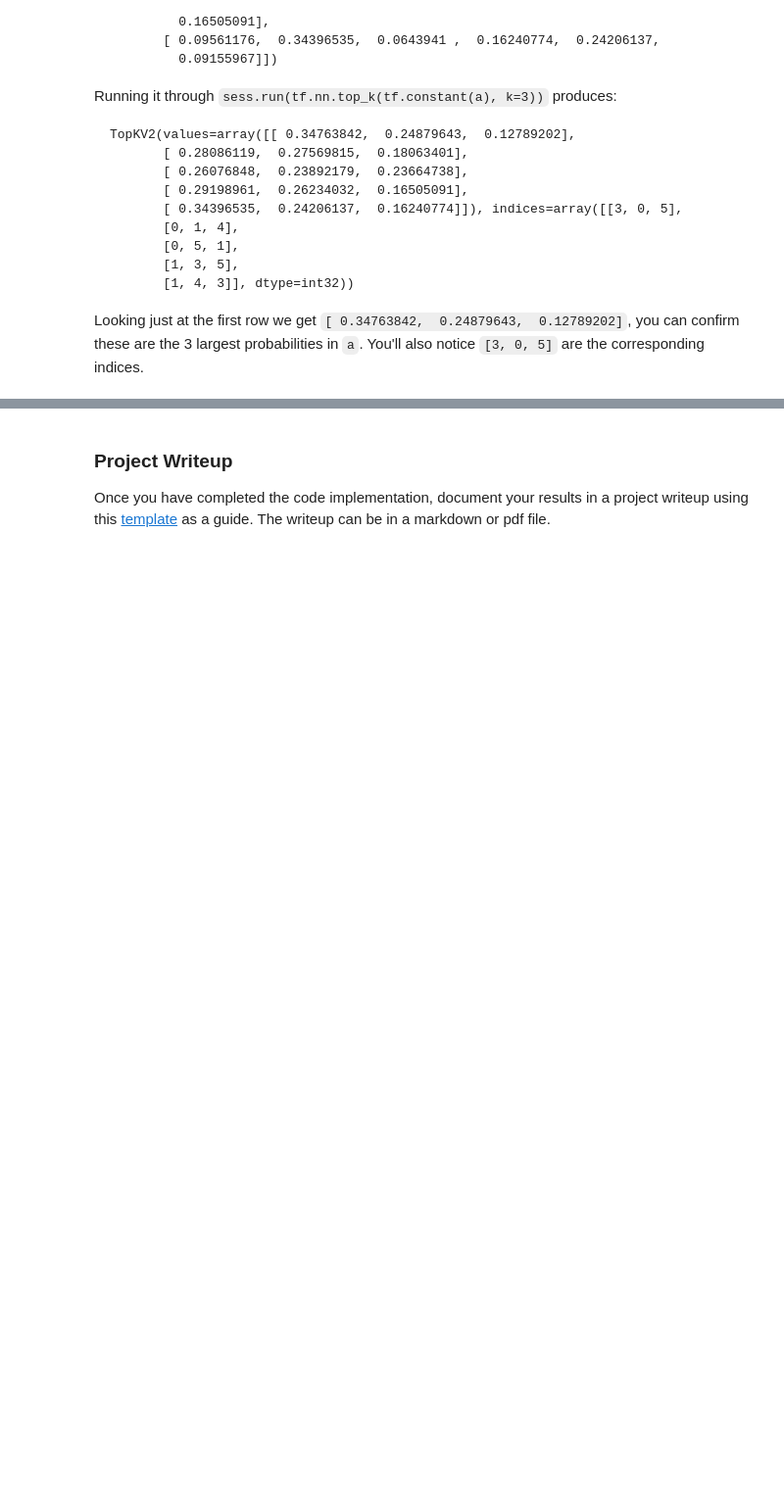
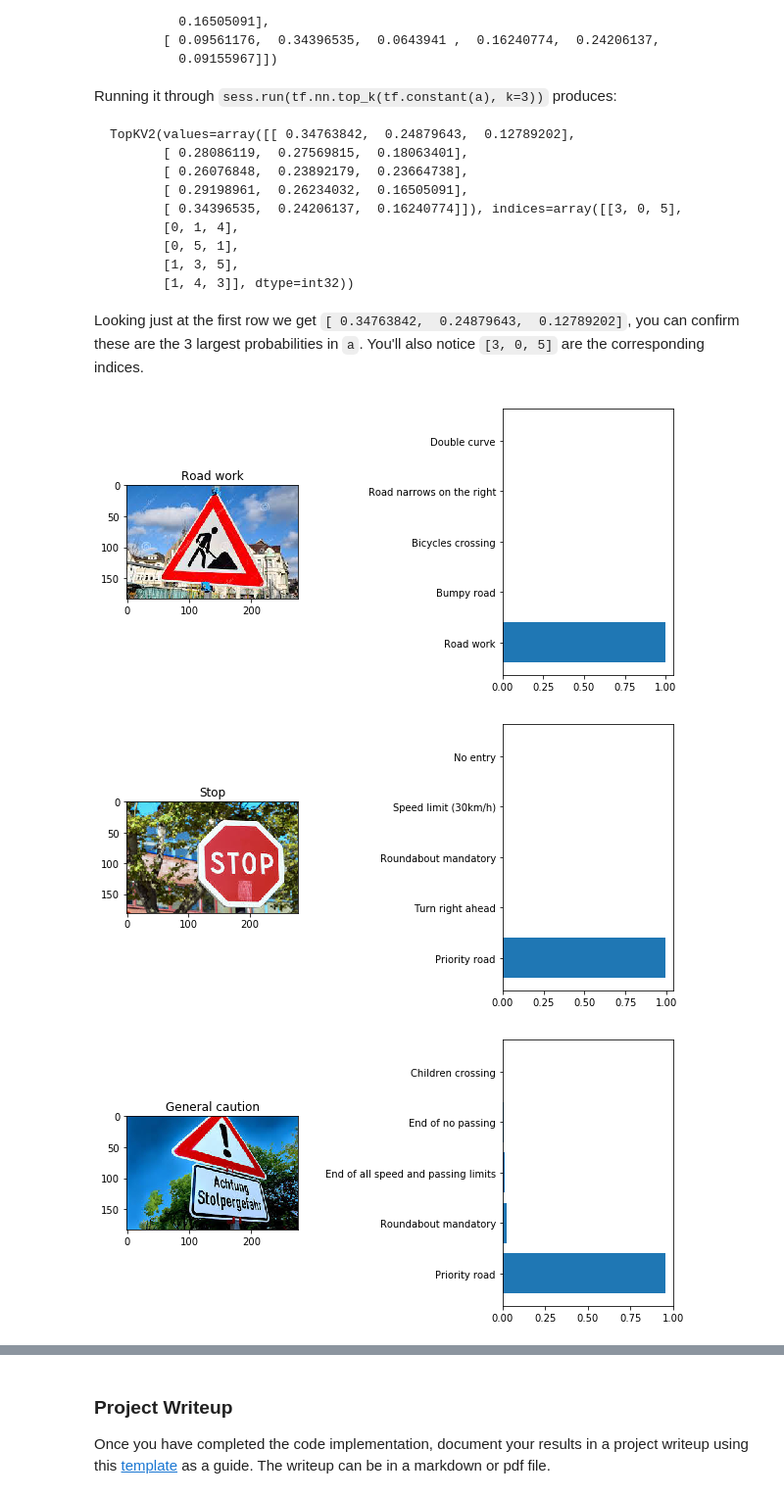
Before and after one commit to TakashiNakagawa/CarND-Traffic-Sign-Classifier-Project, a Jupyter notebook: Traffic_Sign_Classifier.ipynb, the cells around one changed output, grey strips where cells are left out. Shown at 98% size. Drawn from its saved outputs; the diff is of its cells as text; code cells hidden in the pictures; blank space fills up the shorter version.

```diff
--- a/Traffic_Sign_Classifier.ipynb
+++ b/Traffic_Sign_Classifier.ipynb
@@ -436,5 +423,12 @@ predicted class name:  11 Right-of-way at the next intersection
 # %%
 ### Calculate the accuracy for these 5 new images.
 ### For example, if the model predicted 1 out of 5 signs correctly, it's 20% accurate on these new images.
+
+accuracy = 0.
+for i in range(len(other_images)):
+    if top_5.indices[i][0] == correct_classes[i]:
+        accuracy += 1
+accuracy /= len(other_images)
+
 print("accuracy = {0} %".format(accuracy * 100))
 # %% [output]
@@ -484,0 +476,27 @@ Looking just at the first row we get `[ 0.34763842,  0.24879643,  0.12789202]`,
+# %%
+### Print out the top five softmax probabilities for the predictions on the German traffic sign images found on the web.
+### Feel free to use as many code cells as needed.
+
+import matplotlib.pyplot as plt
+# Visualizations will be shown in the notebook.
+%matplotlib inline
+
+
+def show_predictions(predictions, image, correct_class, index):
+    plt.figure(figsize=(10, 5))
+    plt.subplot(1, 2, 1)
+    plt.imshow(image)
+    plt.title(get_class_name(correct_class))
+    plt.subplot(1, 2, 2)
+    plt.barh(np.arange(1, 6, 1), top_5.values[index, :])
+    labs=[get_class_name(j) for j in top_5.indices[index]]
+    plt.yticks(np.arange(1, 6, 1), labs)
+    plt.subplots_adjust(wspace=1.2)
+    plt.show()
+
+for i in range(len(other_images)):
+    show_predictions(predictions_array[i], other_images[i], correct_classes[i], i)
+# %% [output]
+[figure, added]
+[figure, added]
+[figure, added]
```
Also changed, not shown: parts of 6 cells of this notebook.
